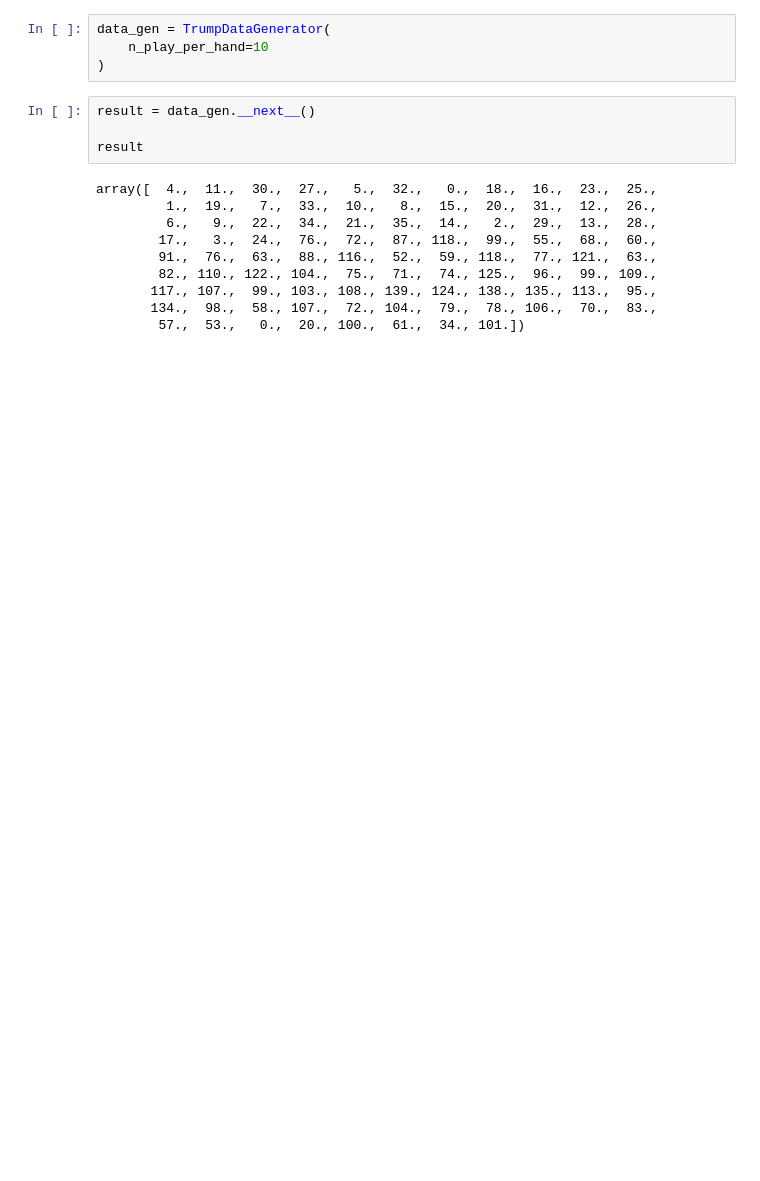
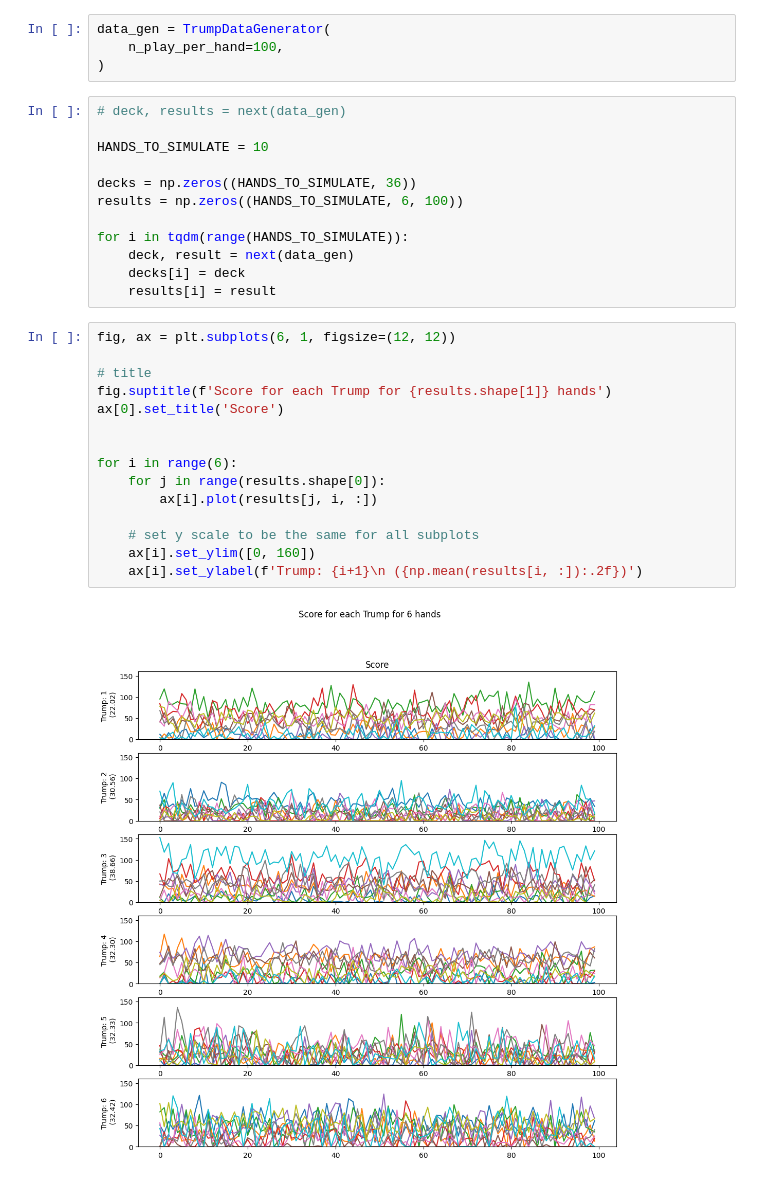
Before and after one commit to JakobFenderHSLU/dl4g, a Jupyter notebook: notebooks/03_calc_optimal_n_hands.ipynb, the cells around one changed output. Cells and saved outputs as stored; diff of their text form; blank space fills up the shorter version.

Commit message:
calculate optimal n_hands

```diff
--- a/notebooks/03_calc_optimal_n_hands.ipynb
+++ b/notebooks/03_calc_optimal_n_hands.ipynb
@@ -2,19 +7,34 @@
 from src.trump_strategy.nn.trump_data_generator import TrumpDataGenerator
 # %%
 data_gen = TrumpDataGenerator(
-    n_play_per_hand=10
+    n_play_per_hand=100,
 )
 # %%
-result = data_gen.__next__()
+# deck, results = next(data_gen)
 
-result
+HANDS_TO_SIMULATE = 10
+
+decks = np.zeros((HANDS_TO_SIMULATE, 36))
+results = np.zeros((HANDS_TO_SIMULATE, 6, 100))
+
+for i in tqdm(range(HANDS_TO_SIMULATE)):
+    deck, result = next(data_gen)
+    decks[i] = deck
+    results[i] = result
-# %% [output]
-array([  4.,  11.,  30.,  27.,   5.,  32.,   0.,  18.,  16.,  23.,  25.,
-         1.,  19.,   7.,  33.,  10.,   8.,  15.,  20.,  31.,  12.,  26.,
-         6.,   9.,  22.,  34.,  21.,  35.,  14.,   2.,  29.,  13.,  28.,
-        17.,   3.,  24.,  76.,  72.,  87., 118.,  99.,  55.,  68.,  60.,
-        91.,  76.,  63.,  88., 116.,  52.,  59., 118.,  77., 121.,  63.,
-        82., 110., 122., 104.,  75.,  71.,  74., 125.,  96.,  99., 109.,
-       117., 107.,  99., 103., 108., 139., 124., 138., 135., 113.,  95.,
-       134.,  98.,  58., 107.,  72., 104.,  79.,  78., 106.,  70.,  83.,
-        57.,  53.,   0.,  20., 100.,  61.,  34., 101.])
+# %%
+fig, ax = plt.subplots(6, 1, figsize=(12, 12))
+
+# title
+fig.suptitle(f'Score for each Trump for {results.shape[1]} hands')
+ax[0].set_title('Score')
+
+
+for i in range(6):
+    for j in range(results.shape[0]):
+        ax[i].plot(results[j, i, :])
+
+    # set y scale to be the same for all subplots
+    ax[i].set_ylim([0, 160])
+    ax[i].set_ylabel(f'Trump: {i+1}\n ({np.mean(results[i, :]):.2f})')
+# %% [output]
+[figure, added]
```
Also changed, not shown: parts of 4 cells of this notebook.
